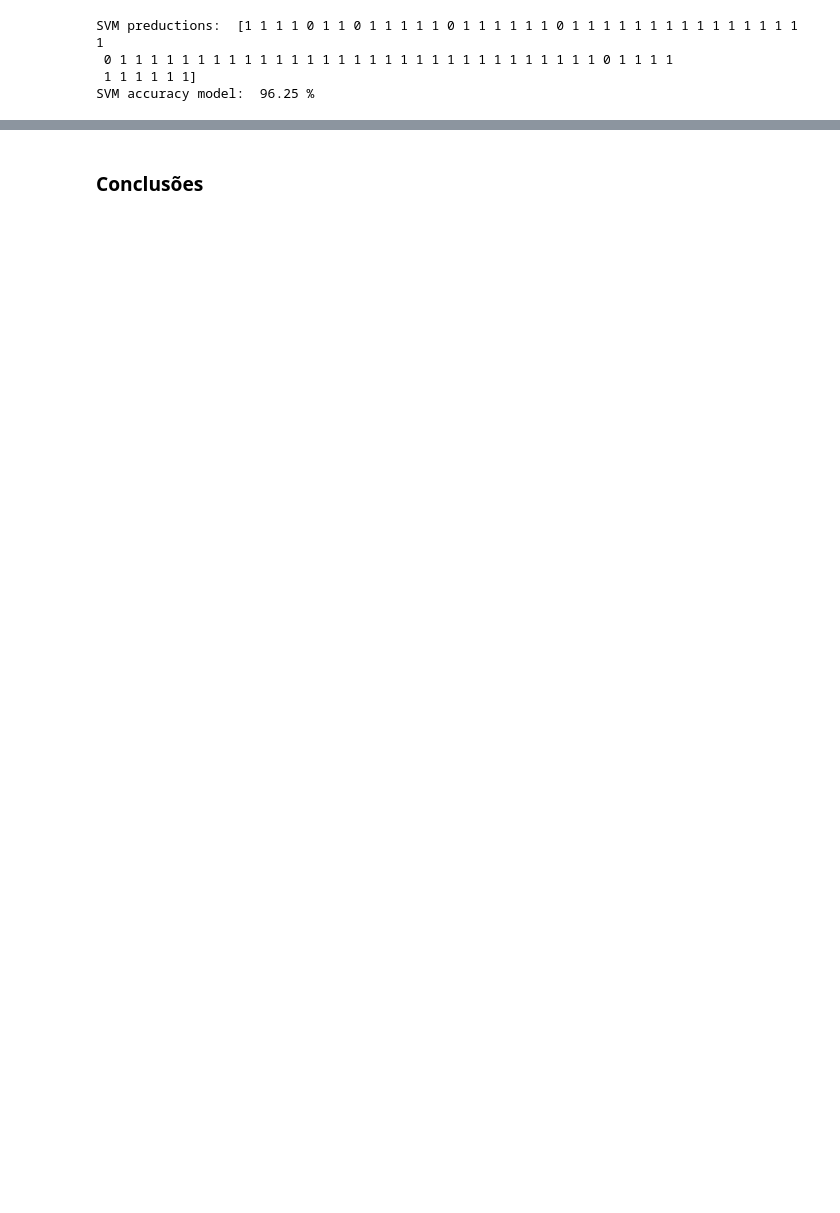
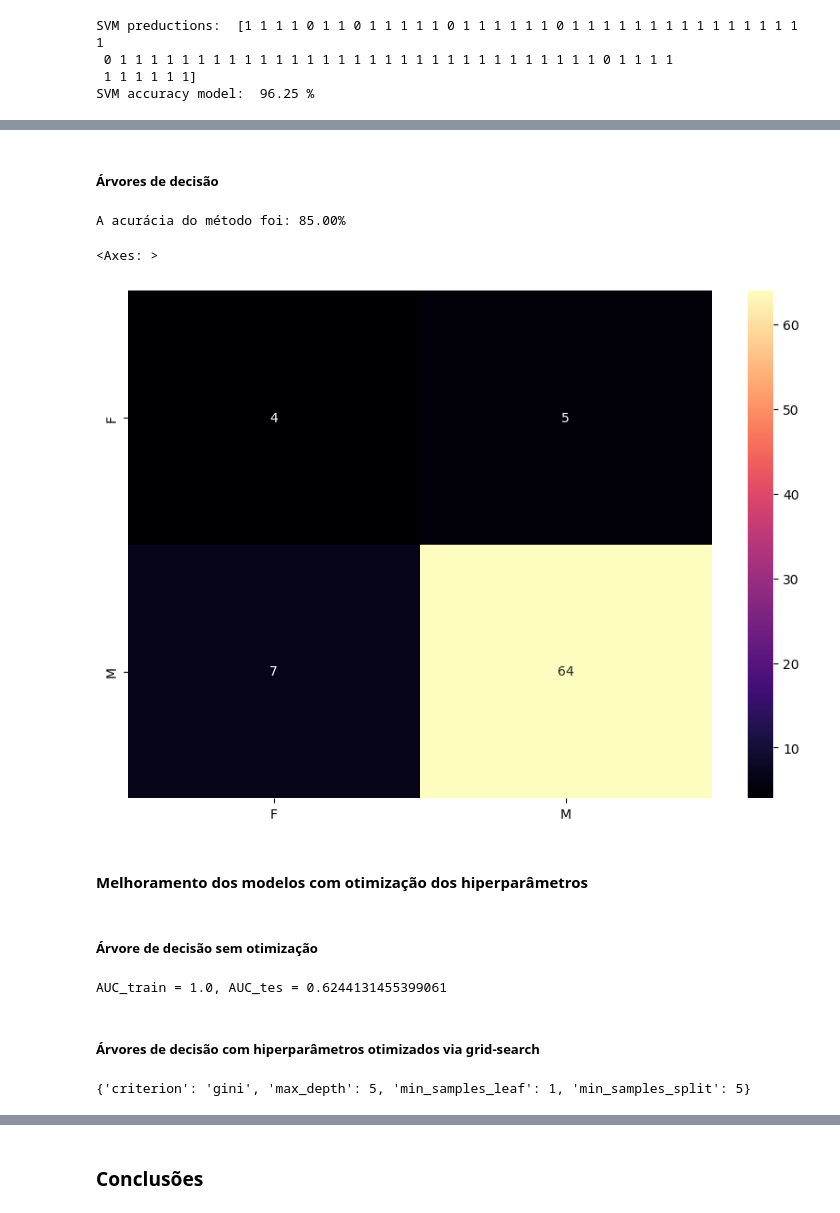
Before and after one commit to carolinarutililima/Final_Project_Machine_Learning_I, a Jupyter notebook: caderno_final.ipynb, the cells around one changed output, grey strips where cells are left out. Cells and saved outputs as stored; diff of their text form; code cells hidden in the pictures; blank space fills up the shorter version.

```diff
--- a/caderno_final.ipynb
+++ b/caderno_final.ipynb
@@ -363,0 +398,79 @@ SVM accuracy model:  96.25 %
+# %% [markdown]
+##### Árvores de decisão
+# %%
+# Criação do modelo
+arvore = DecisionTreeClassifier()
+
+# Treinamento do modelo
+arvore.fit(X_train, y_train)
+
+# Obtendo as previsões
+previsoes = arvore.predict(X_test)
+previsoes
+
+# Confusion Matrix
+confusao = confusion_matrix(y_test, previsoes)
+confusao
+
+# Calculando a taxa de acerto
+taxa_acerto = accuracy_score(y_test, previsoes)
+taxa_acerto
+
+# Calculando a taxa de erro
+taxa_erro = 1 - taxa_acerto
+print(f"A acurácia do método foi: {taxa_acerto:.2%}")
+
+matrix_confusion = pd.DataFrame(confusao, index = ["F","M"], columns = ["F","M"])
+plt.figure(figsize = (10,7))
+sn.heatmap(matrix_confusion, annot=True, cmap='magma')
+# %% [output]
+A acurácia do método foi: 85.00%
+<Axes: >
+[figure, added]
+# %% [markdown]
+#### Melhoramento dos modelos com otimização dos hiperparâmetros
+# %% [markdown]
+##### Árvore de decisão sem otimização
+# %%
+# Treinando o modelo decision_tree
+dec_tree_def_clf = DecisionTreeClassifier()
+dec_tree_def_clf.fit(X_train, y_train)
+
+# Predizendo saídas para o dataset de treinamento
+y_train_pred = dec_tree_def_clf.predict(X_train)
+
+# Predizendo saídas para o dataset de testes
+y_test_pred = dec_tree_def_clf.predict(X_test)
+
+# Calculando AUC em treinamento e em teste
+roc_auc_train = roc_auc_score(y_train, y_train_pred)
+roc_auc_test = roc_auc_score(y_test, y_test_pred)
+
+print(f"AUC_train = {roc_auc_train}, AUC_tes = {roc_auc_test}")
+# %% [output]
+AUC_train = 1.0, AUC_tes = 0.6244131455399061
+# %% [markdown]
+##### Árvores de decisão com hiperparâmetros otimizados via grid-search
+# %%
+# Definindo o grid de parâmetros a serem testados
+param_grid = {
+  'criterion': ['gini', 'entropy'],
+  'max_depth': [None, 5, 10, 15],
+  'min_samples_split': [2, 5, 10],
+  'min_samples_leaf': [1, 2, 4]
+}
+
+grid_search = GridSearchCV(
+  estimator = DecisionTreeClassifier(),
+  param_grid = param_grid,
+  cv = 5
+)
+
+# Ajustando o GridSearch ao conjunto de treinamento
+grid_search.fit(X_train, y_train)
+
+# Obtendo os melhores parâmetros encontrados
+dec_tree_gs_best_params = grid_search.best_params_
+print(dec_tree_gs_best_params)
+# %% [output]
+{'criterion': 'gini', 'max_depth': 5, 'min_samples_leaf': 1, 'min_samples_split': 5}
```
Also changed, not shown: parts of 44 cells of this notebook.
